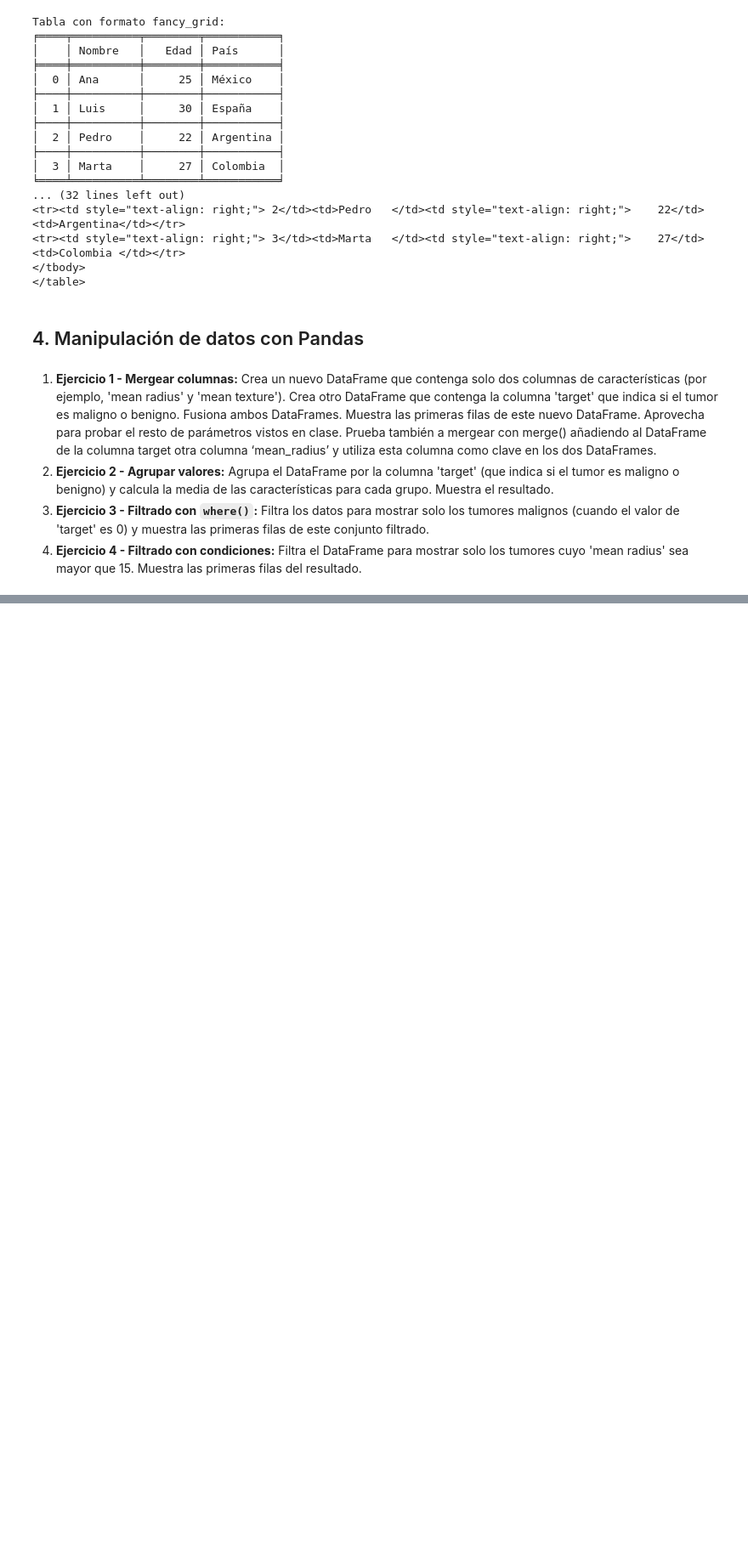
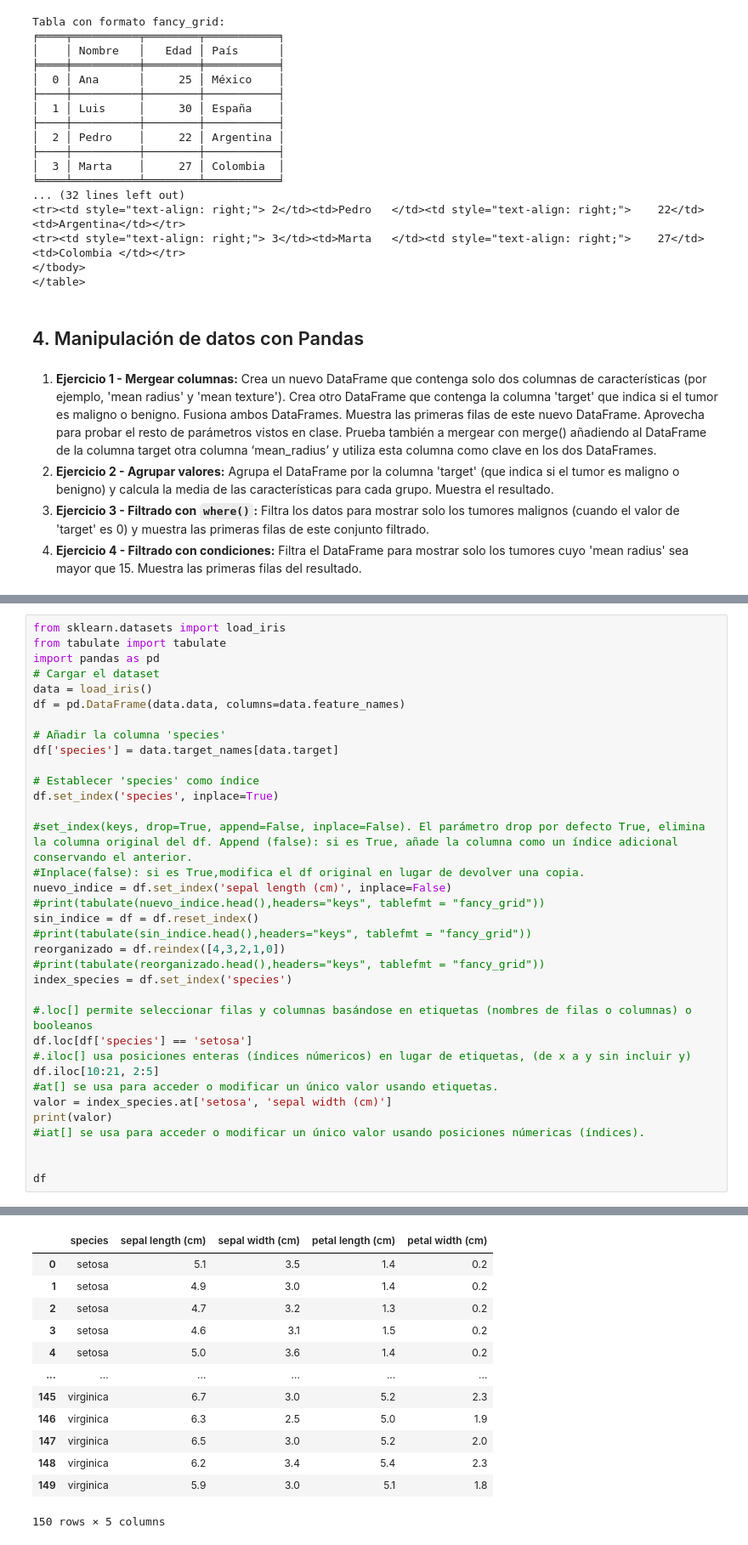
Before and after one commit to AaronMena02/CopiaPython, a Jupyter notebook: ejercicios/EjerciciosPandas.ipynb, the cells around one changed output, grey strips where cells are left out. Shown: that part at 85% size. Saved outputs shown, nothing was run; the diff lists cells and outputs as text; blank space fills up the shorter version.

```diff
--- a/ejercicios/EjerciciosPandas.ipynb
+++ b/ejercicios/EjerciciosPandas.ipynb
@@ -290,0 +315,36 @@ Name: mean texture, dtype: float64
+# %%
+from sklearn.datasets import load_iris
+from tabulate import tabulate
+import pandas as pd
+# Cargar el dataset
+data = load_iris()
+df = pd.DataFrame(data.data, columns=data.feature_names)
+
+# Añadir la columna 'species'
+df['species'] = data.target_names[data.target]
+
+# Establecer 'species' como índice
+df.set_index('species', inplace=True)
+
+#set_index(keys, drop=True, append=False, inplace=False). El parámetro drop por defecto True, elimina la columna original del df. Append (false): si es True, añade la columna como un índice adicional conservando el anterior.
+#Inplace(false): si es True,modifica el df original en lugar de devolver una copia.
+nuevo_indice = df.set_index('sepal length (cm)', inplace=False)
+#print(tabulate(nuevo_indice.head(),headers="keys", tablefmt = "fancy_grid"))
+sin_indice = df = df.reset_index()
+#print(tabulate(sin_indice.head(),headers="keys", tablefmt = "fancy_grid"))
+reorganizado = df.reindex([4,3,2,1,0])
+#print(tabulate(reorganizado.head(),headers="keys", tablefmt = "fancy_grid"))
+index_species = df.set_index('species')
+
+#.loc[] permite seleccionar filas y columnas basándose en etiquetas (nombres de filas o columnas) o booleanos
+df.loc[df['species'] == 'setosa']
+#.iloc[] usa posiciones enteras (índices númericos) en lugar de etiquetas, (de x a y sin incluir y)
+df.iloc[10:21, 2:5]
+#at[] se usa para acceder o modificar un único valor usando etiquetas.
+valor = index_species.at['setosa', 'sepal width (cm)']
+print(valor)
+#iat[] se usa para acceder o modificar un único valor usando posiciones númericas (índices).
+
+
+df
+# %% [output]
@@ -290,0 +368,13 @@ Name: mean texture, dtype: float64
+|  | species | sepal length (cm) | sepal width (cm) | petal length (cm) | petal width (cm) |
+| 0 | setosa | 5.1 | 3.5 | 1.4 | 0.2 |
+| 1 | setosa | 4.9 | 3.0 | 1.4 | 0.2 |
+| 2 | setosa | 4.7 | 3.2 | 1.3 | 0.2 |
+| 3 | setosa | 4.6 | 3.1 | 1.5 | 0.2 |
+| 4 | setosa | 5.0 | 3.6 | 1.4 | 0.2 |
+| ... | ... | ... | ... | ... | ... |
+| 145 | virginica | 6.7 | 3.0 | 5.2 | 2.3 |
+| 146 | virginica | 6.3 | 2.5 | 5.0 | 1.9 |
+| 147 | virginica | 6.5 | 3.0 | 5.2 | 2.0 |
+| 148 | virginica | 6.2 | 3.4 | 5.4 | 2.3 |
+| 149 | virginica | 5.9 | 3.0 | 5.1 | 1.8 |
+150 rows × 5 columns
```
Also changed, not shown: parts of 4 cells of this notebook.
